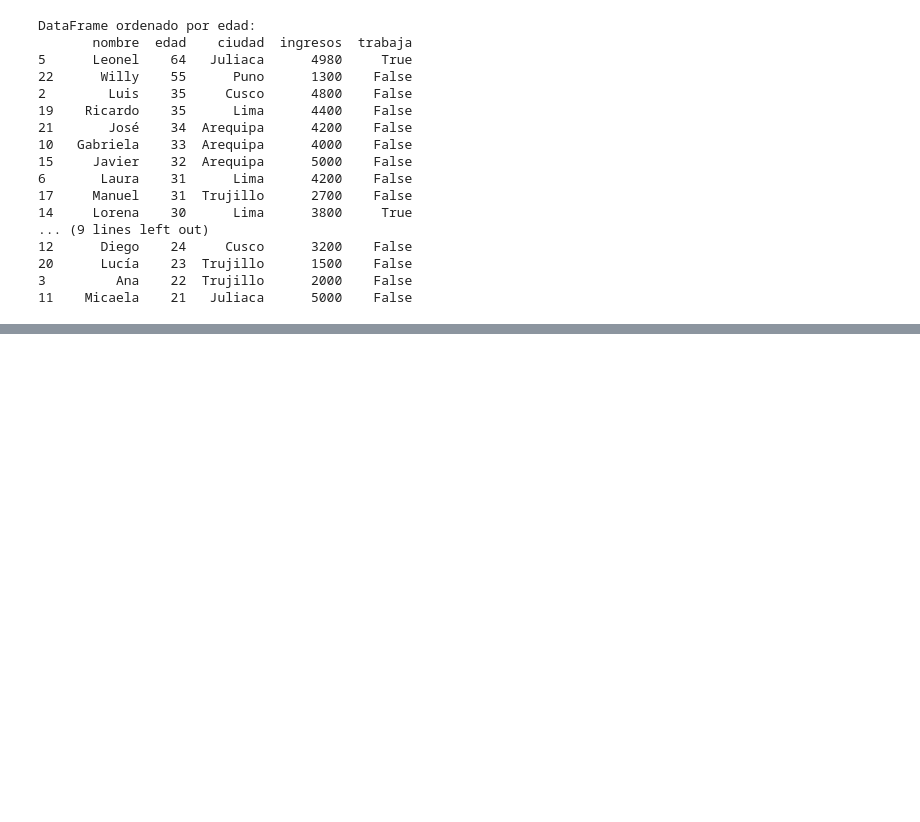
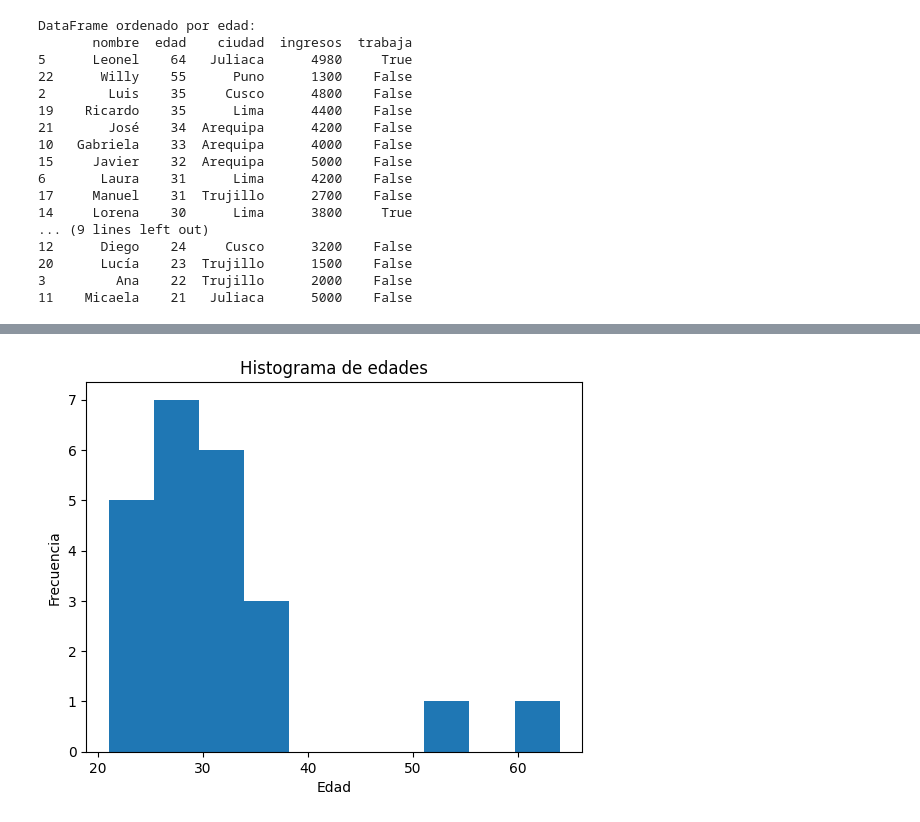
Before and after one commit to diego-burgos/Electivo-II-Big-Data, a Jupyter notebook: Ejercicio1.ipynb, the cells around one changed output, grey strips where cells are left out. Cells and saved outputs as stored; diff of their text form; code cells hidden in the pictures; blank space fills up the shorter version.

```diff
--- a/Ejercicio1.ipynb
+++ b/Ejercicio1.ipynb
@@ -189,0 +234,17 @@ DataFrame ordenado por edad:
+# %%
+#crear histograma de edades
+
+import matplotlib.pyplot as plt
+
+# Crear un histograma de las edades
+plt.hist(datos['edad'], bins=10)
+
+# Establecer el título y las etiquetas de los ejes
+plt.title('Histograma de edades')
+plt.xlabel('Edad')
+plt.ylabel('Frecuencia')
+
+# Mostrar el histograma
+plt.show()
+# %% [output]
+[figure, added]
```
Also changed, not shown: parts of 7 cells of this notebook.
